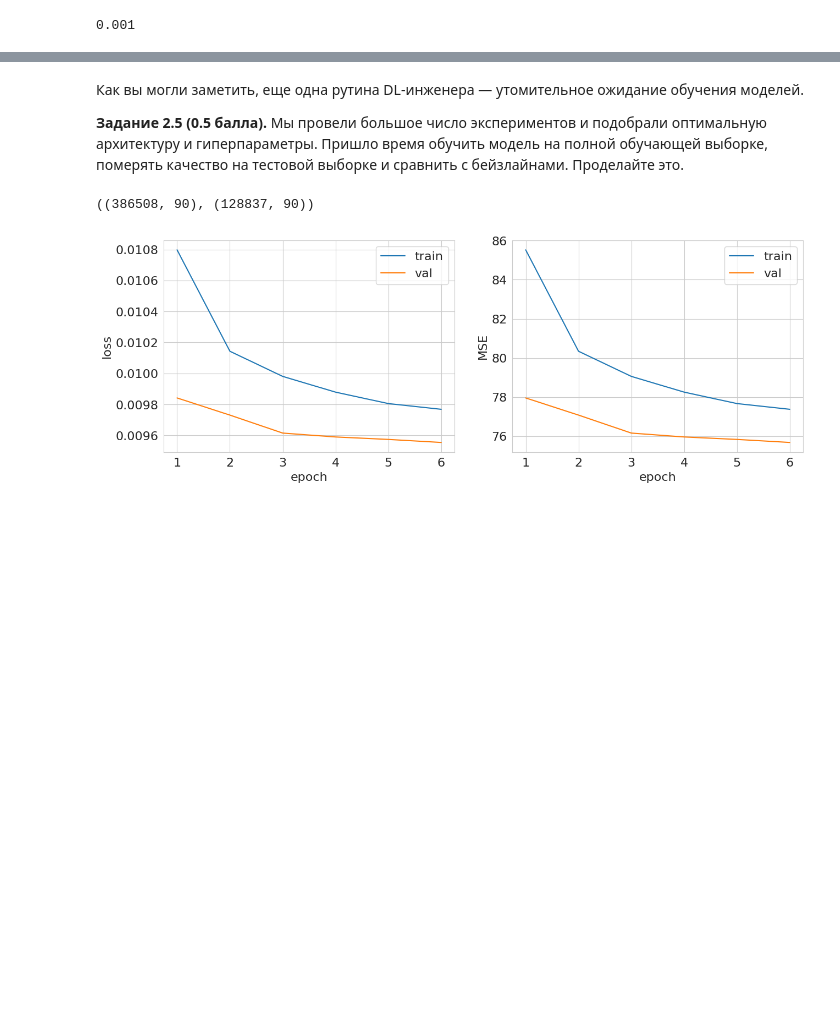
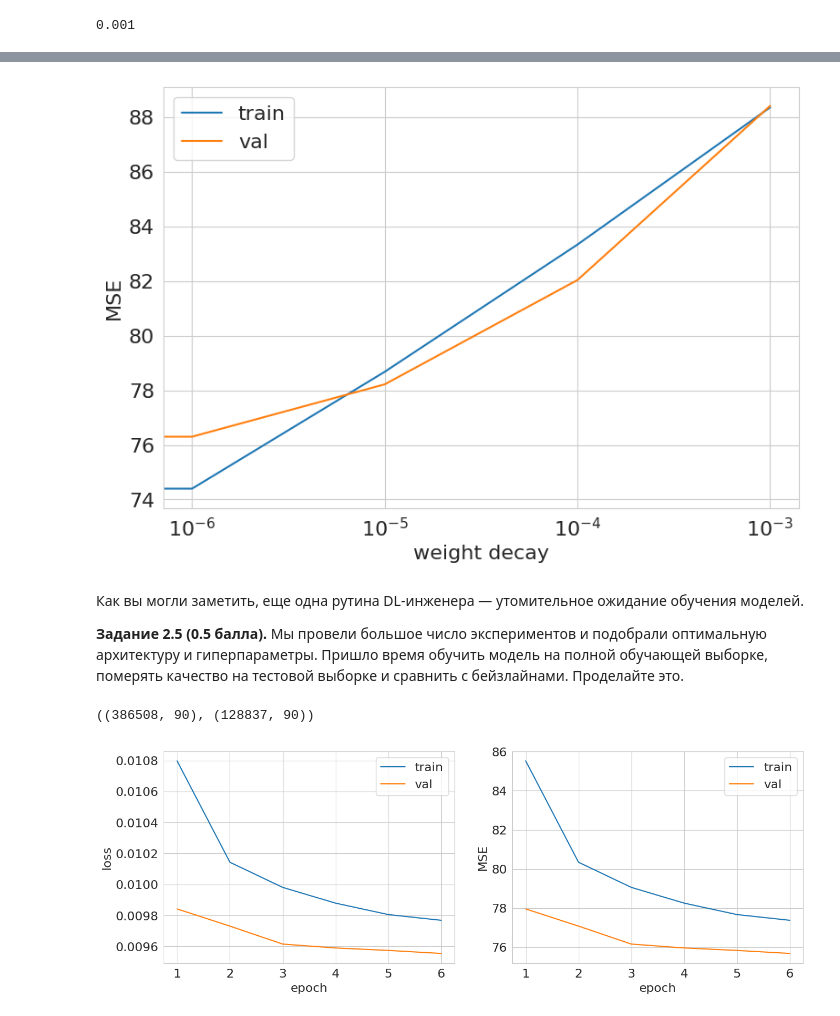
Before and after one commit to MoiseevRoman/dl-course-hse-masters, a Jupyter notebook: homeworks/HW1/HW1_Light.ipynb, the cells around one changed output, grey strips where cells are left out. Saved outputs shown, nothing was run; the diff lists cells and outputs as text; code cells hidden in the pictures; blank space fills up the shorter version.

```diff
--- a/homeworks/HW1/HW1_Light.ipynb
+++ b/homeworks/HW1/HW1_Light.ipynb
@@ -737,11 +759,12 @@ best_lr
 # %%
+wd_results = []
 best_res = []
 best_mse = 100
 best_wd = 0
 
-for wd in [1e-6, 1e-5, 1e-4, 1e-3]:
+for wd in [0, 1e-6, 1e-5, 1e-4, 1e-3]:
   optimizer_adam = torch.optim.Adam(model_d_drop.parameters(),
-                                    lr=0.001, weight_decay= wd)
+                                    lr=0.001, weight_decay=wd)
   res_mse_norm_all_adam_d_drop = train_and_validate(
     model=model_d_drop,
     optimizer=optimizer_adam,
@@ -752,6 +775,7 @@ for wd in [1e-6, 1e-5, 1e-4, 1e-3]:
     num_epochs=num_epochs*2,
     verbose=False
   )
+  wd_results.append(res_mse_norm_all_adam_d_drop)
   if best_mse > res_mse_norm_all_adam_d_drop[1]:
     best_mse = res_mse_norm_all_adam_d_drop[1]
     best_wd = wd
@@ -767,3 +791,14 @@ best_wd
+# %%
+plt.figure(figsize=(9, 6))
+plt.plot([0, 1e-6, 1e-5, 1e-4, 1e-3], [item[0] for item in wd_results], label="train")
+plt.plot([0, 1e-6, 1e-5, 1e-4, 1e-3], [item[1] for item in wd_results], label="val")
+plt.xscale("log")
+plt.xlabel("weight decay")
+plt.legend()
+plt.ylabel("MSE")
+plt.show()
+# %% [output]
+[figure, added]
 # %% [markdown]
 Как вы могли заметить, еще одна рутина DL-инженера &mdash; утомительное ожидание обучения моделей.
 
```
Also changed, not shown: parts of 10 cells of this notebook.
